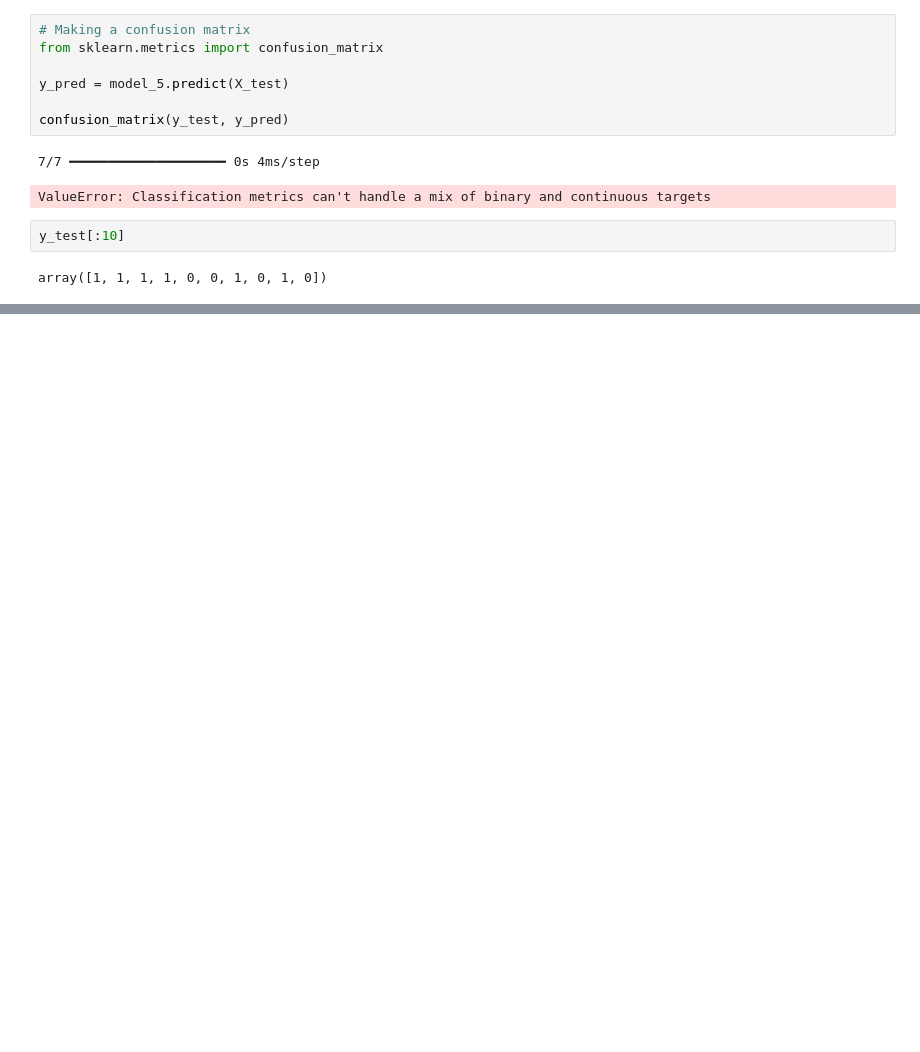
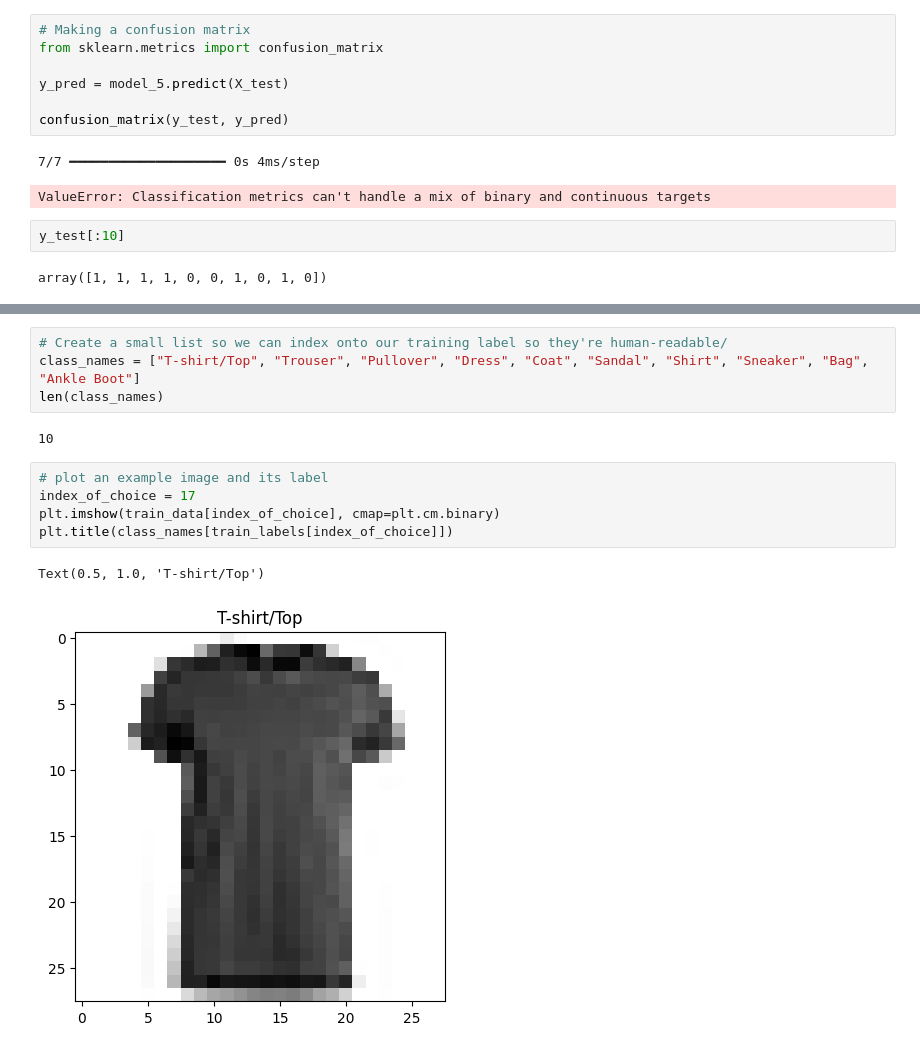
Before and after one commit to LT-Ripjaws/deep-learning, a Jupyter notebook: Exercises/3#-Neural_Network_Classification_TF.ipynb, the cells around one changed output, grey strips where cells are left out. Drawn from its saved outputs; the diff is of its cells as text; blank space fills up the shorter version.

```diff
--- a/Exercises/3#-Neural_Network_Classification_TF.ipynb
+++ b/Exercises/3#-Neural_Network_Classification_TF.ipynb
@@ -389,0 +448,14 @@ for i, j in itertools.product(range(cm.shape[0]), range(cm.shape[1])):
+# %%
+# Create a small list so we can index onto our training label so they're human-readable/
+class_names = ["T-shirt/Top", "Trouser", "Pullover", "Dress", "Coat", "Sandal", "Shirt", "Sneaker", "Bag", "Ankle Boot"]
+len(class_names)
+# %% [output]
+10
+# %%
+# plot an example image and its label
+index_of_choice = 17
+plt.imshow(train_data[index_of_choice], cmap=plt.cm.binary)
+plt.title(class_names[train_labels[index_of_choice]])
+# %% [output]
+Text(0.5, 1.0, 'T-shirt/Top')
+[figure, added]
```
Also changed, not shown: parts of 29 cells of this notebook.
